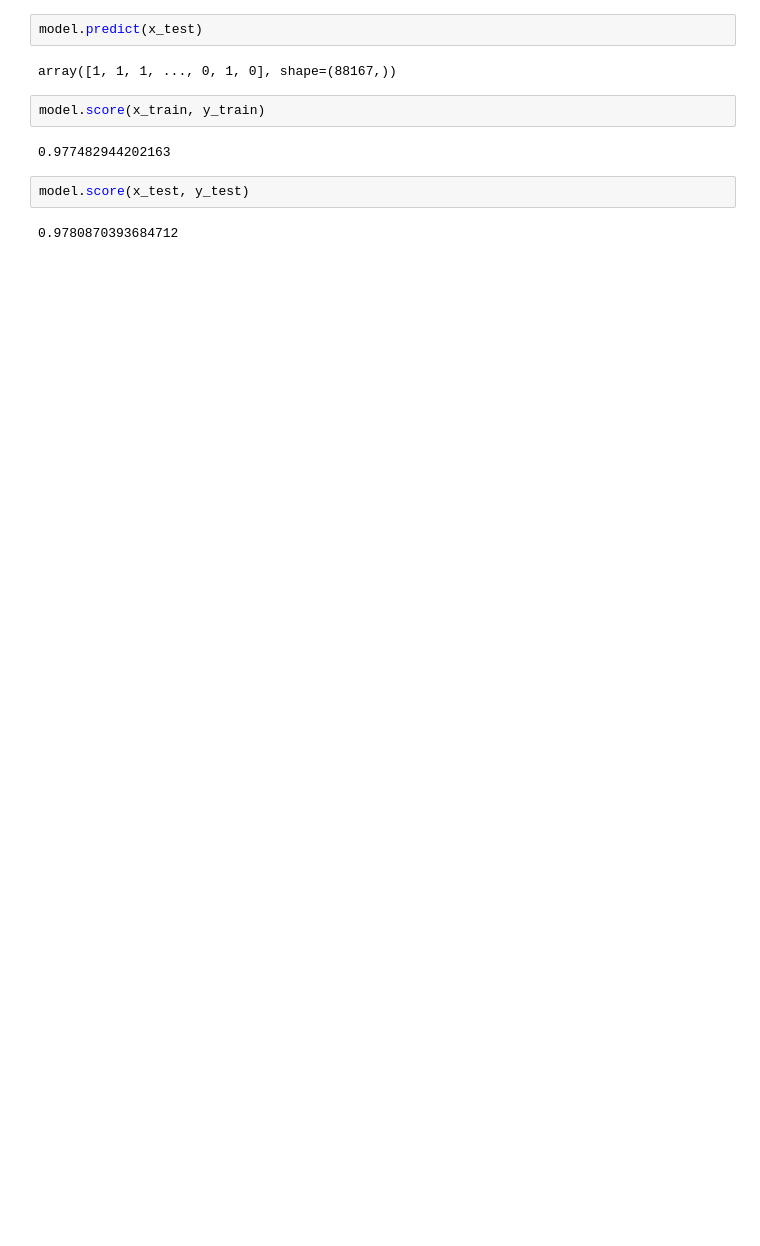
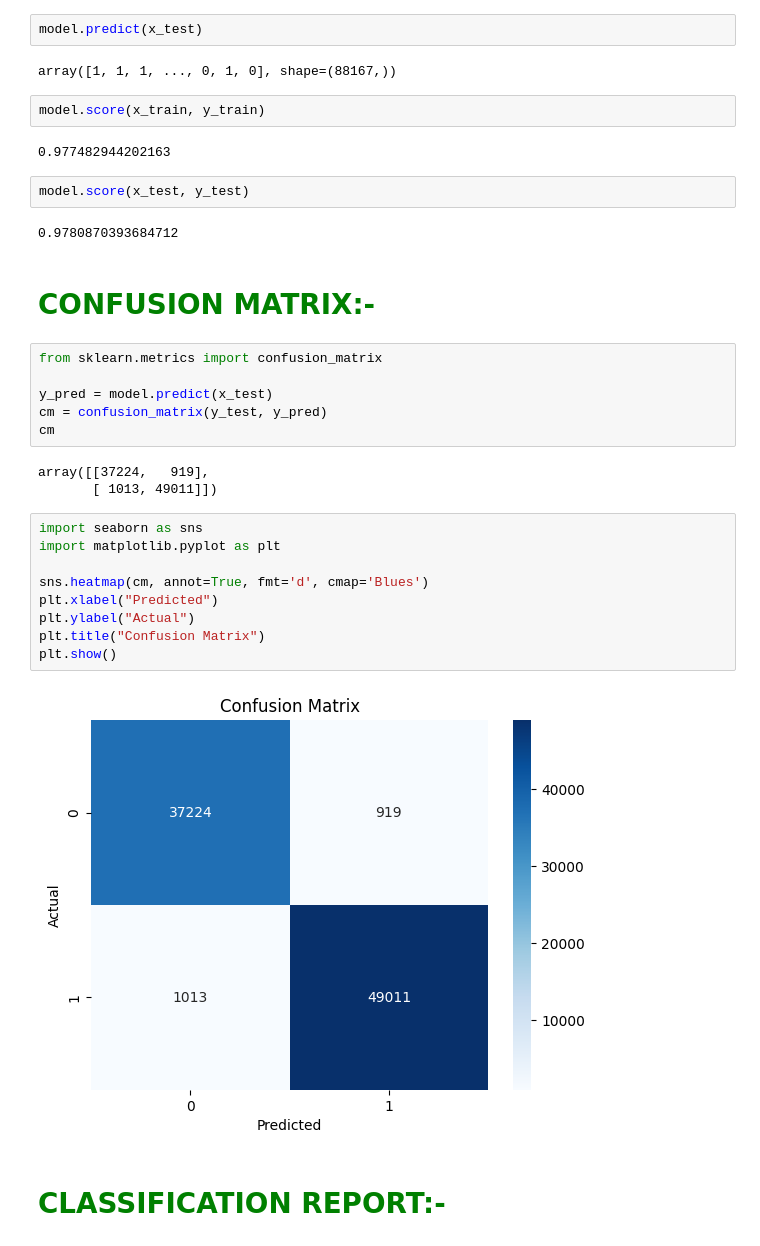
Before and after one commit to itsTaniCodes/Machine-Learning-projects-, a Jupyter notebook: 01_Customer_churn_LogisticRegression_classification.ipynb, the cells around one changed output. Cells and saved outputs as stored; diff of their text form; blank space fills up the shorter version.

```diff
--- a/01_Customer_churn_LogisticRegression_classification.ipynb
+++ b/01_Customer_churn_LogisticRegression_classification.ipynb
@@ -211,3 +211,27 @@ model.score(x_train, y_train)
 model.score(x_test, y_test)
 # %% [output]
 0.9780870393684712
+# %% [markdown]
+<H1><span style="color:green;">CONFUSION MATRIX:-</span></H1>
+# %%
+from sklearn.metrics import confusion_matrix
+
+y_pred = model.predict(x_test)
+cm = confusion_matrix(y_test, y_pred)
+cm
+# %% [output]
+array([[37224,   919],
+       [ 1013, 49011]])
+# %%
+import seaborn as sns
+import matplotlib.pyplot as plt
+
+sns.heatmap(cm, annot=True, fmt='d', cmap='Blues')
+plt.xlabel("Predicted")
+plt.ylabel("Actual")
+plt.title("Confusion Matrix")
+plt.show()
+# %% [output]
+[figure, added]
+# %% [markdown]
+<H1><span style ="color:green;">CLASSIFICATION REPORT:-</span></H1>
```
Also changed, not shown: parts of 8 cells of this notebook.
